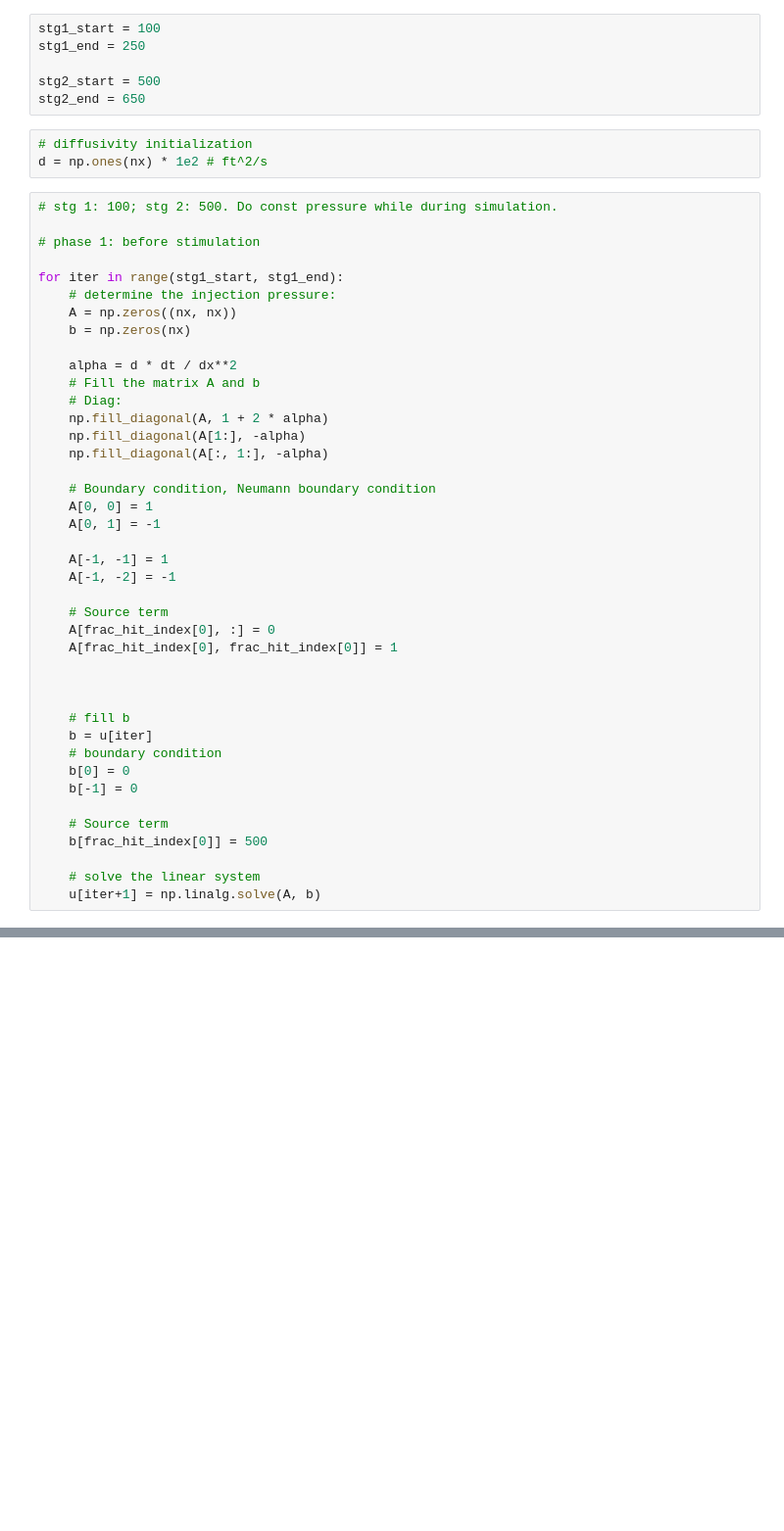
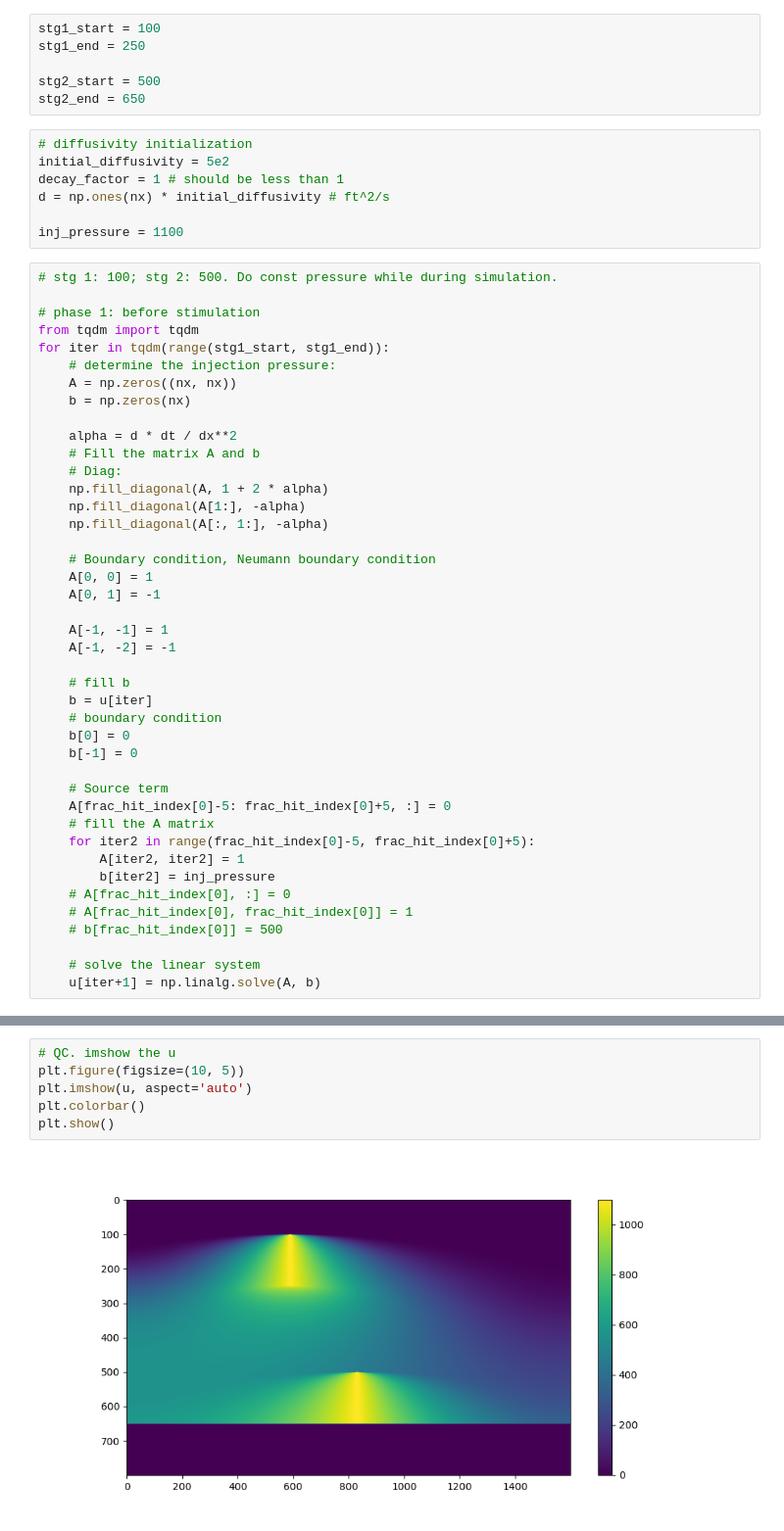
Before and after one commit to shenyaojin/well_leakage_physical_model, a Jupyter notebook: 012_physical_model_with_mariner_field_dataset.ipynb, the cells around one changed output, grey strips where cells are left out. Shown at 98% size. Cells and saved outputs as stored; diff of their text form; blank space fills up the shorter version.

Commit message:
Update model in decay factor == 1

```diff
--- a/012_physical_model_with_mariner_field_dataset.ipynb
+++ b/012_physical_model_with_mariner_field_dataset.ipynb
@@ -165,13 +162,17 @@ stg2_start = 500
 stg2_end = 650
 # %%
 # diffusivity initialization
-d = np.ones(nx) * 1e2 # ft^2/s
+initial_diffusivity = 5e2
+decay_factor = 1 # should be less than 1
+d = np.ones(nx) * initial_diffusivity # ft^2/s
+
+inj_pressure = 1100
 # %%
 # stg 1: 100; stg 2: 500. Do const pressure while during simulation.
 
 # phase 1: before stimulation
-
-for iter in range(stg1_start, stg1_end):
+from tqdm import tqdm
+for iter in tqdm(range(stg1_start, stg1_end)):
     # determine the injection pressure:
     A = np.zeros((nx, nx))
     b = np.zeros(nx)
@@ -190,12 +191,6 @@ for iter in range(stg1_start, stg1_end):
     A[-1, -1] = 1
     A[-1, -2] = -1
 
-    # Source term
-    A[frac_hit_index[0], :] = 0
-    A[frac_hit_index[0], frac_hit_index[0]] = 1
-
-
-
     # fill b
     b = u[iter]
     # boundary condition
@@ -203,7 +198,14 @@ for iter in range(stg1_start, stg1_end):
     b[-1] = 0
 
     # Source term
-    b[frac_hit_index[0]] = 500
+    A[frac_hit_index[0]-5: frac_hit_index[0]+5, :] = 0
+    # fill the A matrix
+    for iter2 in range(frac_hit_index[0]-5, frac_hit_index[0]+5):
+        A[iter2, iter2] = 1
+        b[iter2] = inj_pressure
+    # A[frac_hit_index[0], :] = 0
+    # A[frac_hit_index[0], frac_hit_index[0]] = 1
+    # b[frac_hit_index[0]] = 500
 
     # solve the linear system
     u[iter+1] = np.linalg.solve(A, b)
@@ -211,0 +301,8 @@ for iter in range(stg1_start, stg1_end):
+# %%
+# QC. imshow the u
+plt.figure(figsize=(10, 5))
+plt.imshow(u, aspect='auto')
+plt.colorbar()
+plt.show()
+# %% [output]
+[figure, added]
```
Also changed, not shown: parts of 9 cells of this notebook.
